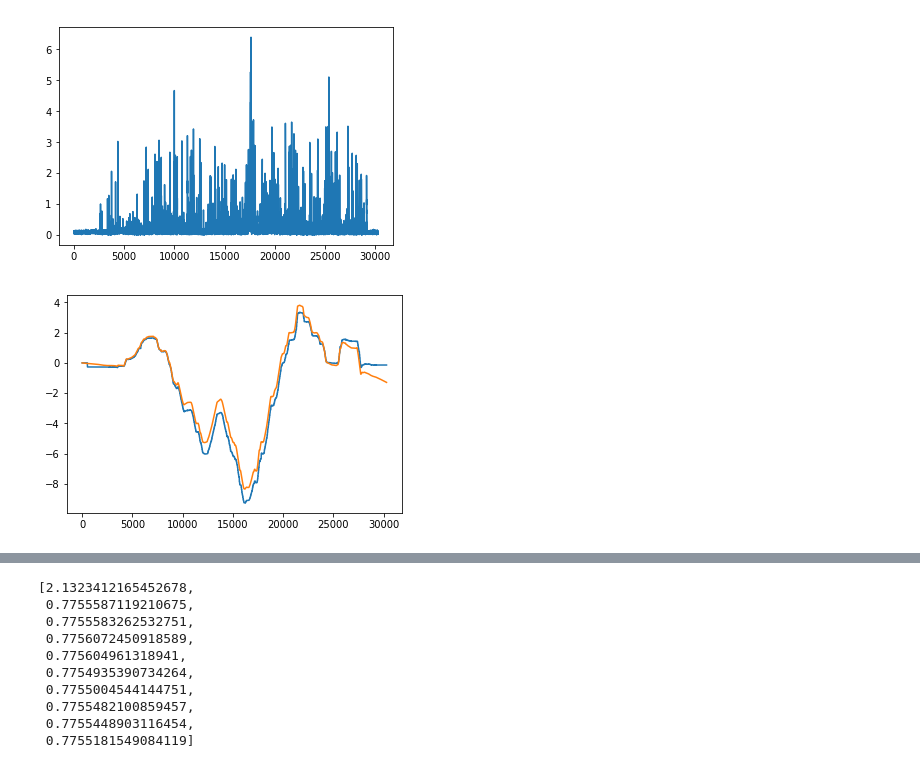
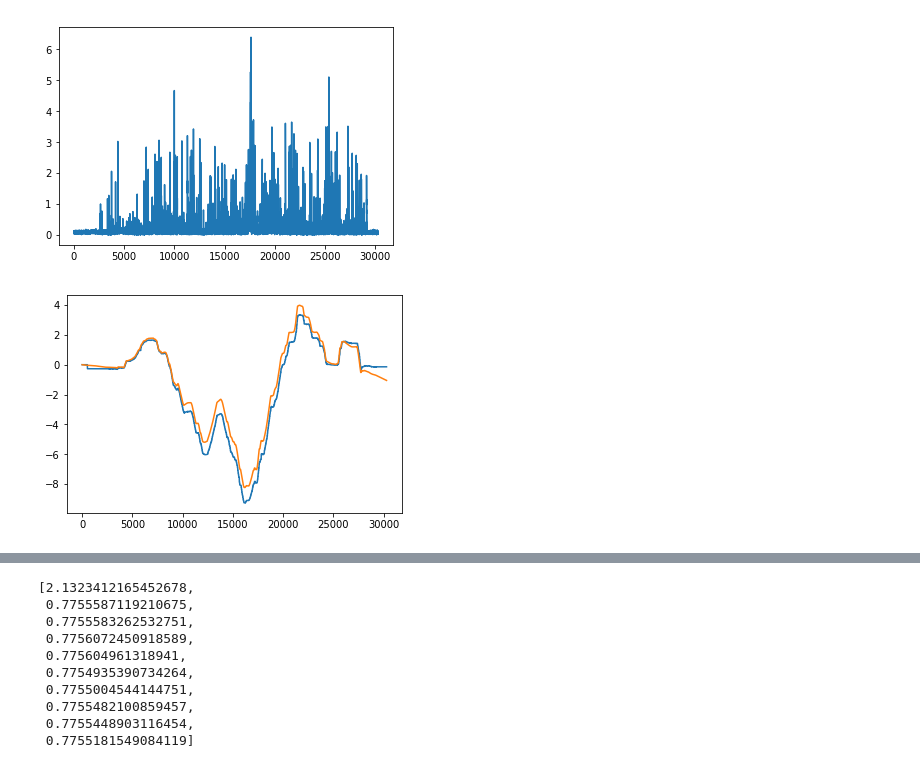
Before and after one commit to Y2P/robotics-project2, a Jupyter notebook: notebook/imu_bagread_noros-comp_filter1.ipynb, the cells around one changed output, grey strips where cells are left out. Cells and saved outputs as stored; diff of their text form; code cells hidden in the pictures.

```diff
--- a/notebook/imu_bagread_noros-comp_filter1.ipynb
+++ b/notebook/imu_bagread_noros-comp_filter1.ipynb
@@ -94,11 +94,11 @@ def calc(gain_angular):
     return np.unwrap(ground_thetas),calculated_thetas_cumsum
 # %%
 fig = plt.figure()
-ground,computed = calc(0.99989)
+ground,computed = calc(0.99988)
 plt.plot(ground)
 plt.plot(computed)
 plt.show()
 # %% [output]
-[figure, old version]
+[figure, new version]
 # %%
 df[df.vel__twist_linear_x.notnull()].sample(20)
```
Also changed, not shown: parts of 4 cells of this notebook, 7 other files.
